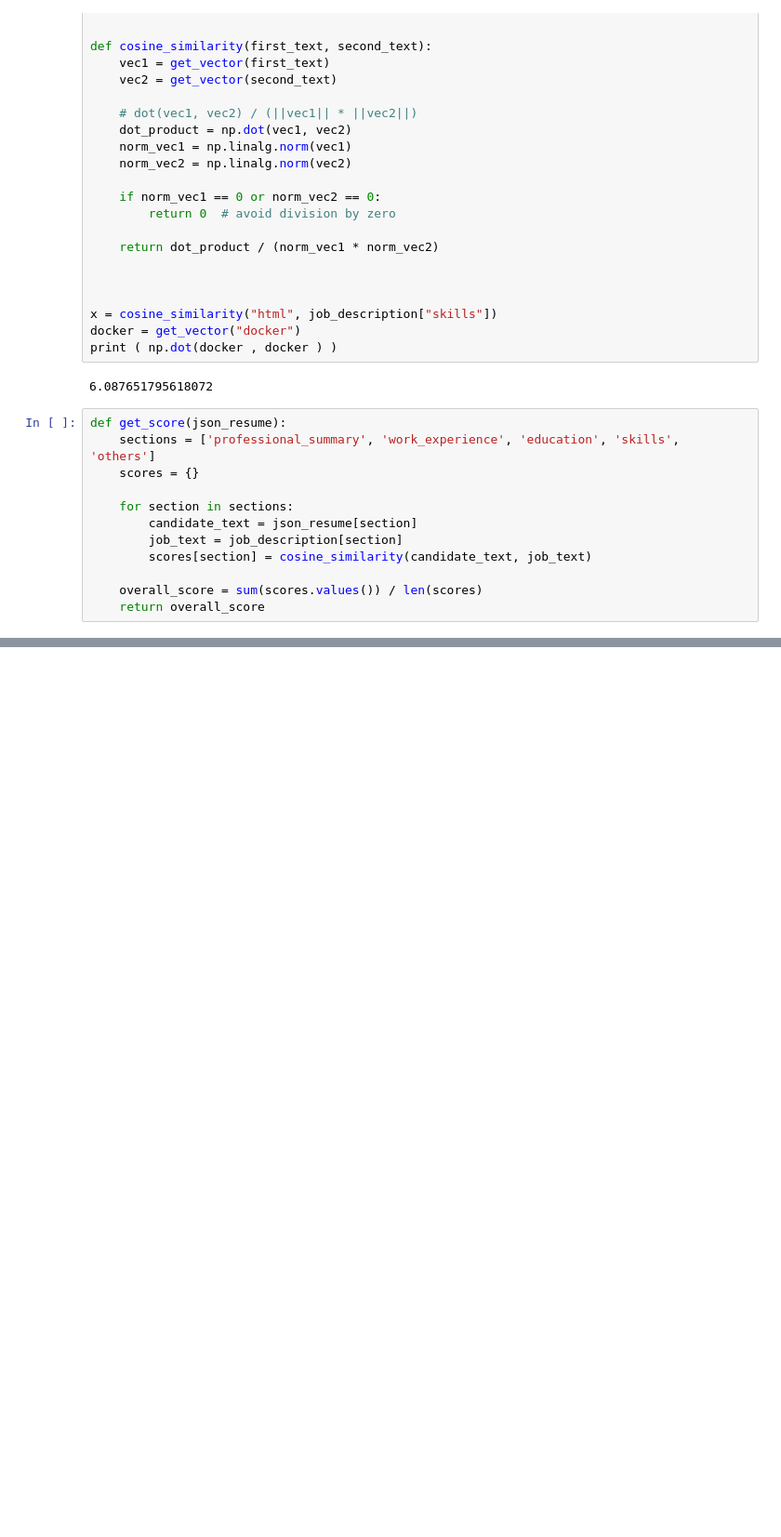
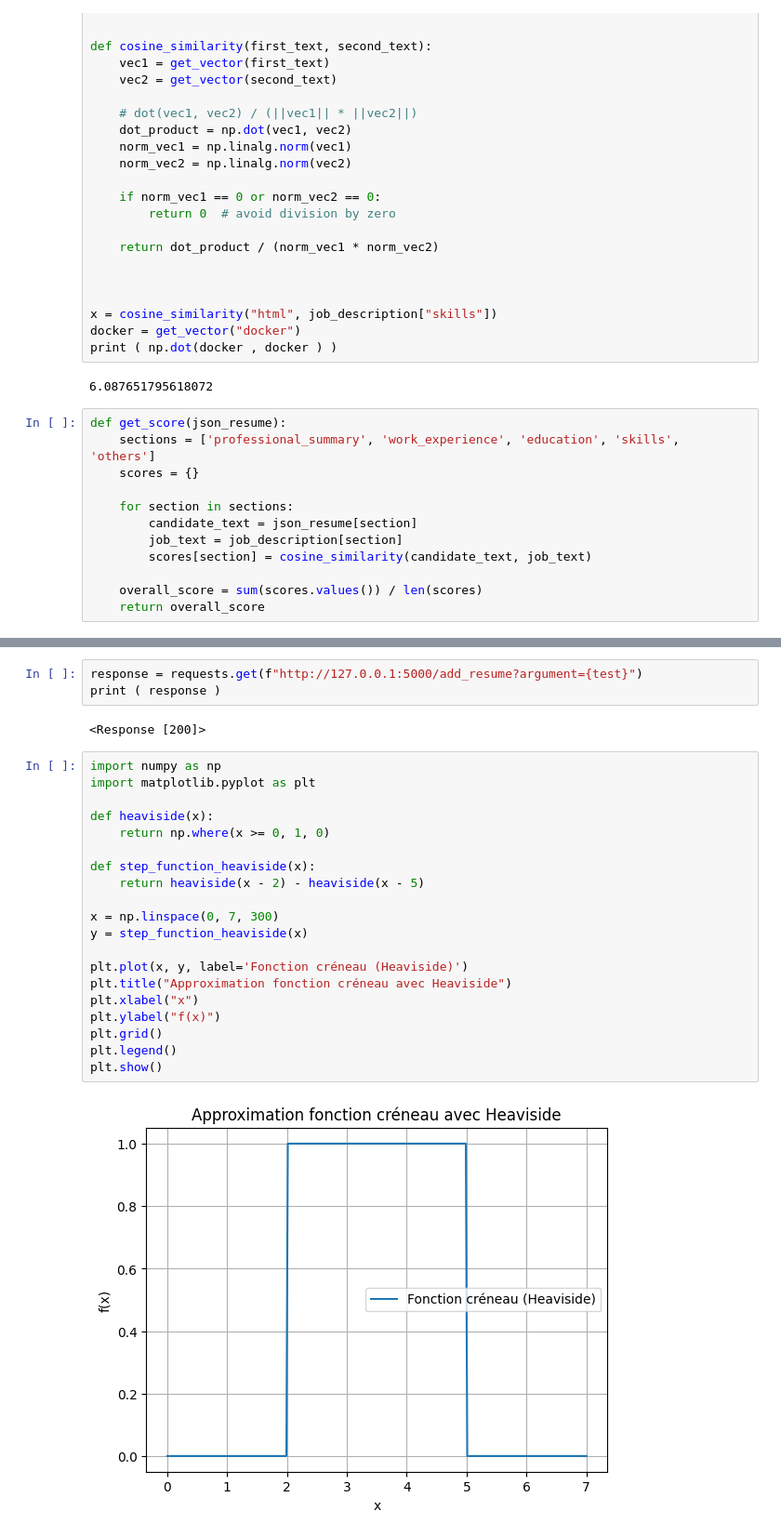
Before and after one commit to moghit-eou/semantic-NLP-resume-ranking, a Jupyter notebook: Untitled.ipynb, the cells around one changed output, grey strips where cells are left out. Shown at 93% size. Cells and saved outputs as stored; diff of their text form; blank space fills up the shorter version.

```diff
--- a/Untitled.ipynb
+++ b/Untitled.ipynb
@@ -121,0 +179,27 @@ np.float64(0.6246843424882214)
+# %%
+response = requests.get(f"http://127.0.0.1:5000/add_resume?argument={test}")
+print ( response )
+# %% [output]
+<Response [200]>
+# %%
+import numpy as np
+import matplotlib.pyplot as plt
+
+def heaviside(x):
+    return np.where(x >= 0, 1, 0)
+
+def step_function_heaviside(x):
+    return heaviside(x - 2) - heaviside(x - 5)
+
+x = np.linspace(0, 7, 300)
+y = step_function_heaviside(x)
+
+plt.plot(x, y, label='Fonction créneau (Heaviside)')
+plt.title("Approximation fonction créneau avec Heaviside")
+plt.xlabel("x")
+plt.ylabel("f(x)")
+plt.grid()
+plt.legend()
+plt.show()
+# %% [output]
+[figure, added]
```
Also changed, not shown: parts of 12 cells of this notebook, 3 other files.
